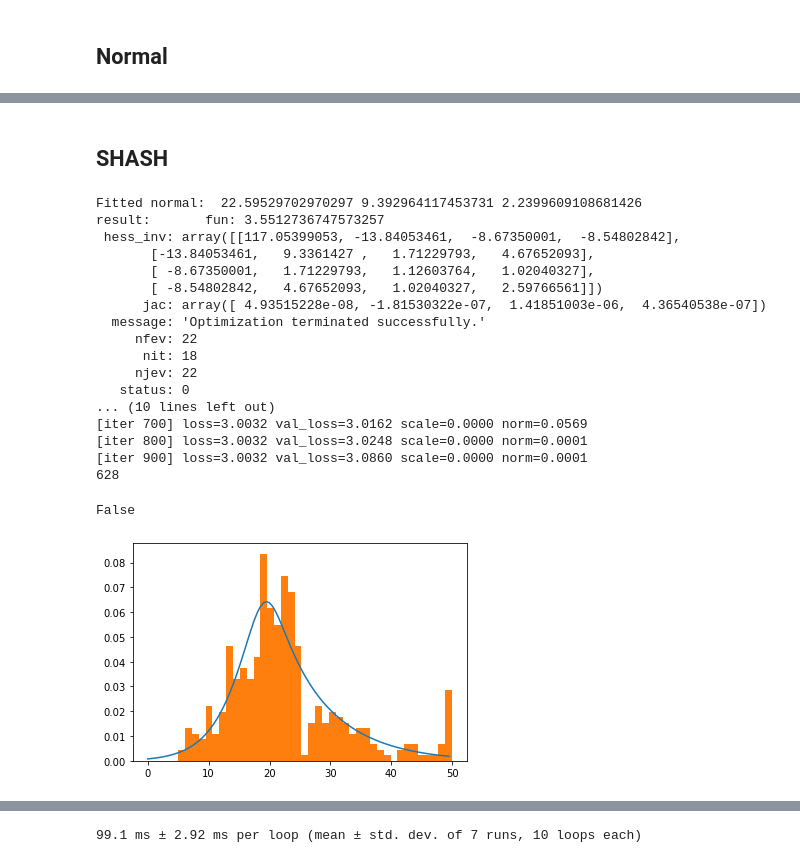
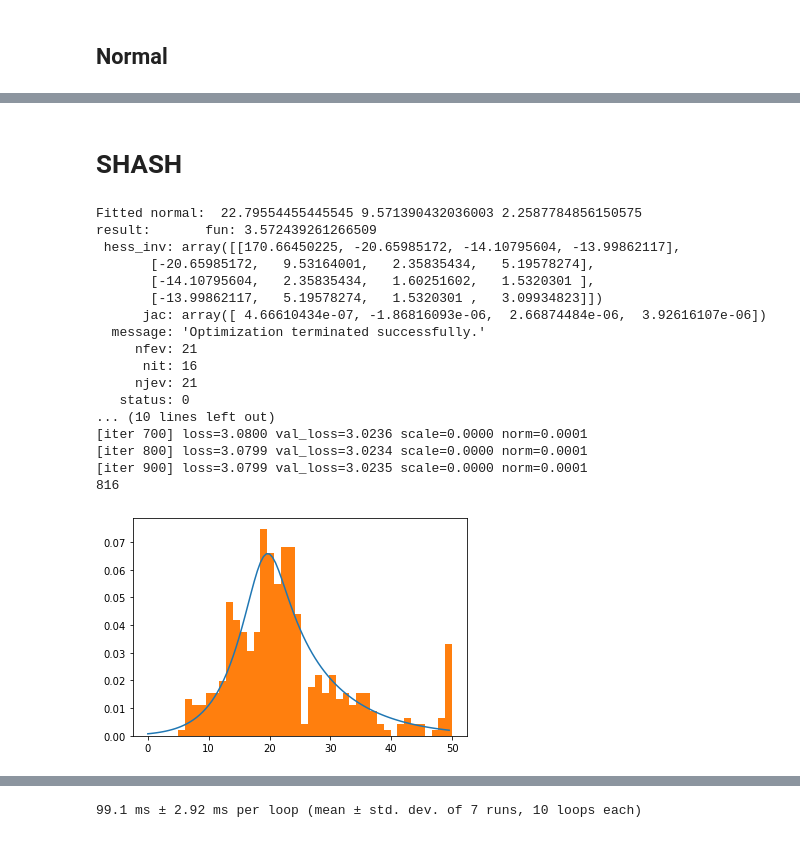
Before and after one commit to vlcekl/gboost_experiments, a Jupyter notebook: notebooks/test_shash.ipynb, the cells around one changed output, grey strips where cells are left out. Drawn from its saved outputs; the diff is of its cells as text; code cells hidden in the pictures.

```diff
--- a/notebooks/test_shash.ipynb
+++ b/notebooks/test_shash.ipynb
@@ -133,31 +130,28 @@ Test NLL 4.520167682039601
 # %% [markdown]
-## SHASH
+# SHASH
 # %%
-from ngboost import NGBRegressor
-from ngboost.distns import Exponential, Normal, LogNormal, SHASH
-
-np.seterr(all="ignore", under="ignore")
-
+np.random.seed(123)
+np.seterr(all="ignore")
 ngbs = NGBRegressor(Dist=SHASH, n_estimators=1000, natural_gradient=True)
 ngbs.fit(X_train, Y_train, X_val=X_test, Y_val=Y_test)
 preds = ngbs.staged_predict(X_test)
 print(ngbs.best_val_loss_itr)
 best_preds = ngbs.predict(X_test, max_iter=ngbs.best_val_loss_itr)
 # %% [output]
-Fitted normal:  22.59529702970297 9.392964117453731 2.2399609108681426
-result:       fun: 3.5512736747573257
- hess_inv: array([[117.05399053, -13.84053461,  -8.67350001,  -8.54802842],
-       [-13.84053461,   9.3361427 ,   1.71229793,   4.67652093],
-       [ -8.67350001,   1.71229793,   1.12603764,   1.02040327],
-       [ -8.54802842,   4.67652093,   1.02040327,   2.59766561]])
-      jac: array([ 4.93515228e-08, -1.81530322e-07,  1.41851003e-06,  4.36540538e-07])
+Fitted normal:  22.79554455445545 9.571390432036003 2.2587784856150575
+result:       fun: 3.572439261266509
+ hess_inv: array([[170.66450225, -20.65985172, -14.10795604, -13.99862117],
+       [-20.65985172,   9.53164001,   2.35835434,   5.19578274],
+       [-14.10795604,   2.35835434,   1.60251602,   1.5320301 ],
+       [-13.99862117,   5.19578274,   1.5320301 ,   3.09934823]])
+      jac: array([ 4.66610434e-07, -1.86816093e-06,  2.66874484e-06,  3.92616107e-06])
   message: 'Optimization terminated successfully.'
-     nfev: 22
-      nit: 18
-     njev: 22
+     nfev: 21
+      nit: 16
+     njev: 21
    status: 0
 ... (10 lines left out)
-[iter 700] loss=3.0032 val_loss=3.0162 scale=0.0000 norm=0.0569
-[iter 800] loss=3.0032 val_loss=3.0248 scale=0.0000 norm=0.0001
-[iter 900] loss=3.0032 val_loss=3.0860 scale=0.0000 norm=0.0001
-628
+[iter 700] loss=3.0800 val_loss=3.0236 scale=0.0000 norm=0.0001
+[iter 800] loss=3.0799 val_loss=3.0234 scale=0.0000 norm=0.0001
+[iter 900] loss=3.0799 val_loss=3.0235 scale=0.0000 norm=0.0001
+816
@@ -168,13 +158,11 @@ x[:] = np.inf
-# %%
-np.any(x == np.nan)
-# %% [output]
-False
 # %%
 # Test marginal probability fit
+pars = np.array([19.66161631,  1.36671865,  0.25888869, -0.43319476])
 x = np.arange(0, 50, 0.5)
 y=SHASH.dSHASHo(np.array([19.45042339,  1.42281581,  0.25263455, -0.40219733]), x)
+y=SHASH.dSHASHo(pars, x)
 plt.plot(x, y)
 _ = plt.hist(Y_train, bins=40, density=True)
 # %% [output]
-[figure, old version]
+[figure, new version]
 # %%
```
Also changed, not shown: parts of 22 cells of this notebook.
